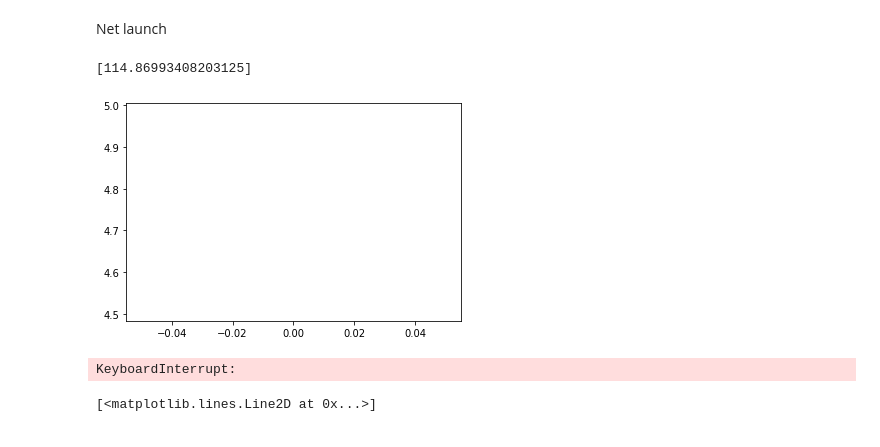
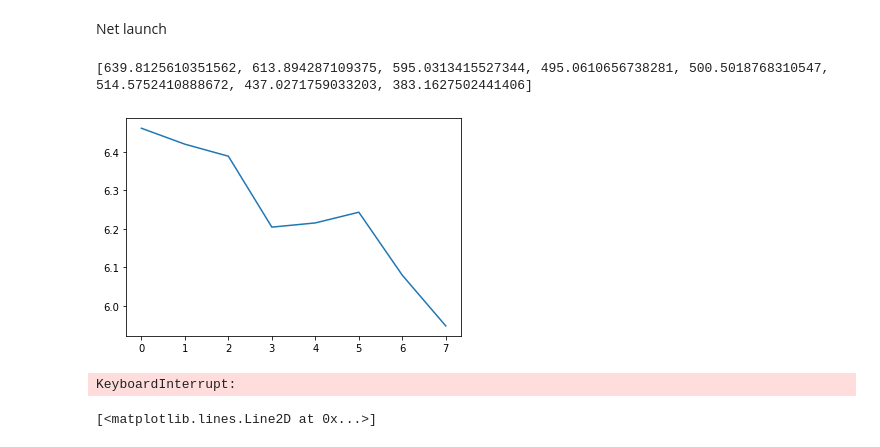
Before and after one commit to limon8884/delivery-RL, a Jupyter notebook: notebook.ipynb, the cells around one changed output. Cells and saved outputs as stored; diff of their text form; code cells hidden in the pictures.

```diff
--- a/notebook.ipynb
+++ b/notebook.ipynb
@@ -161,19 +162,25 @@ def get_loss(net, scorer, triples):
     mse_loss = nn.MSELoss(reduction='none')
     return (mse_loss(preds, tgt) * mask).sum() / mask.sum()
 # %%
-batch_size = 256
+batch_size = 64
 n_epochs = 100 + 1
+n_iters = 10
 bounds = (Point(0, 0), Point(10, 10))
+device = torch.device('cpu') #torch.device('cuda:0')
+
+point_encoder = PointEncoder(64, device=device)
+point_encoder.load_state_dict(torch.load('encoder64.pt', map_location=device))
 
 net = ScoringNetDemo(
     mode='default',
+    point_encoder=point_encoder,
     n_layers=2,
     d_model=256,
     n_head=4,
     dim_ff=256,
     point_enc_dim=32,
     number_enc_dim=8,
-    device=None #torch.device('cuda:0')
+    device=device #torch.device('cuda:0')
 )
 scorer = ETAScoring()
 # optimizer = torch.optim.SGD(net.parameters(), lr=0.001, momentum=0.9)
@@ -183,22 +190,27 @@ scheduler = torch.optim.lr_scheduler.OneCycleLR(optimizer, max_lr=1e-4, epochs=n
 losses = []
 # %%
 for epoch in range(n_epochs):
-    triples = [random_triple(bounds) for _ in range(batch_size)]
+    rolling_loss = []
+    for iter in range(n_iters):
+        triples = [random_triple(bounds) for _ in range(batch_size)]
 
-    optimizer.zero_grad()
-    loss = get_loss(net, scorer, triples)
-    loss.backward()
-    optimizer.step()
+        optimizer.zero_grad()
+        loss = get_loss(net, scorer, triples)
+        loss.backward()
+        optimizer.step()
 
-    losses.append(loss.item())
+        rolling_loss.append(loss.item())
+
+    losses.append(np.mean(rolling_loss))
+
     if epoch % 1 == 0:
         clear_output()
         print(losses[-50:])
         plt.plot(np.log(losses))
         plt.show()
 # %% [output]
-[114.86993408203125]
+[639.8125610351562, 613.894287109375, 595.0313415527344, 495.0610656738281, 500.5018768310547, 514.5752410888672, 437.0271759033203, 383.1627502441406]
-[figure, old version]
+[figure, new version]
 KeyboardInterrupt:
 # %%
 plt.plot(losses[10:])
```
Also changed, not shown: parts of 3 cells of this notebook, 2 other files.
